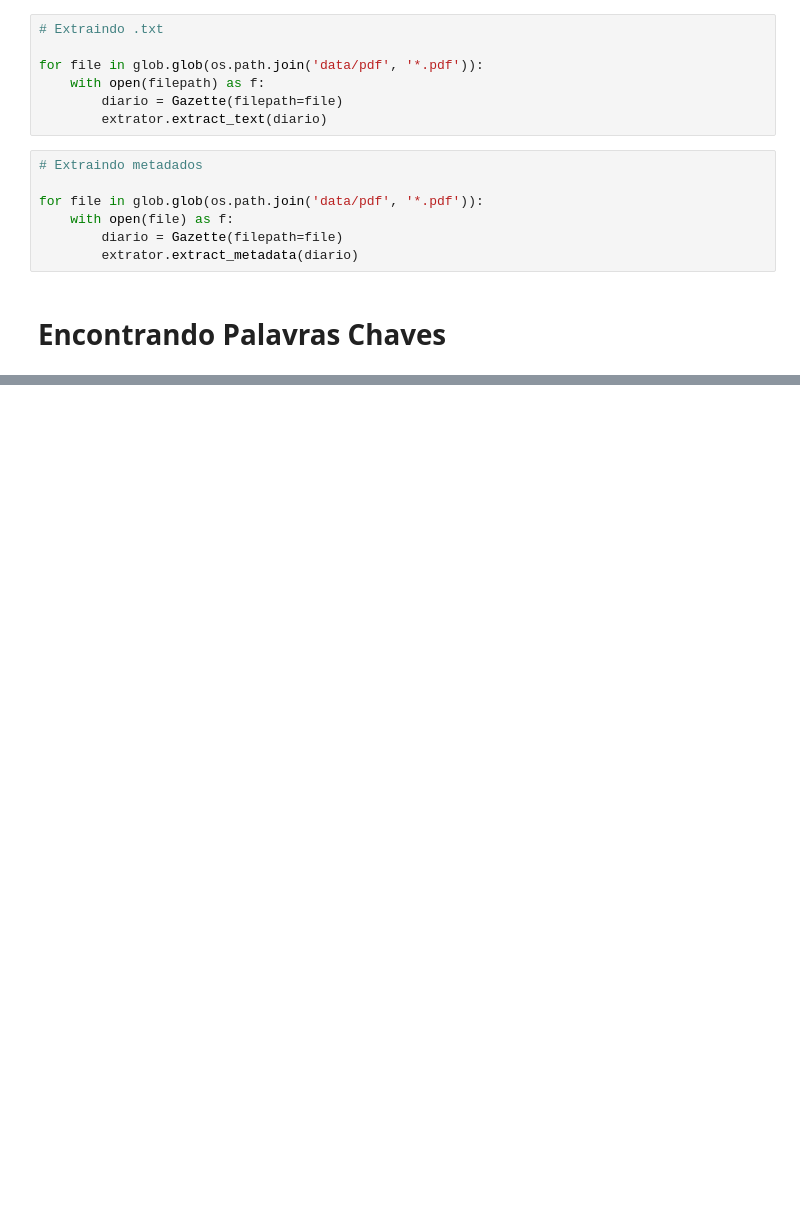
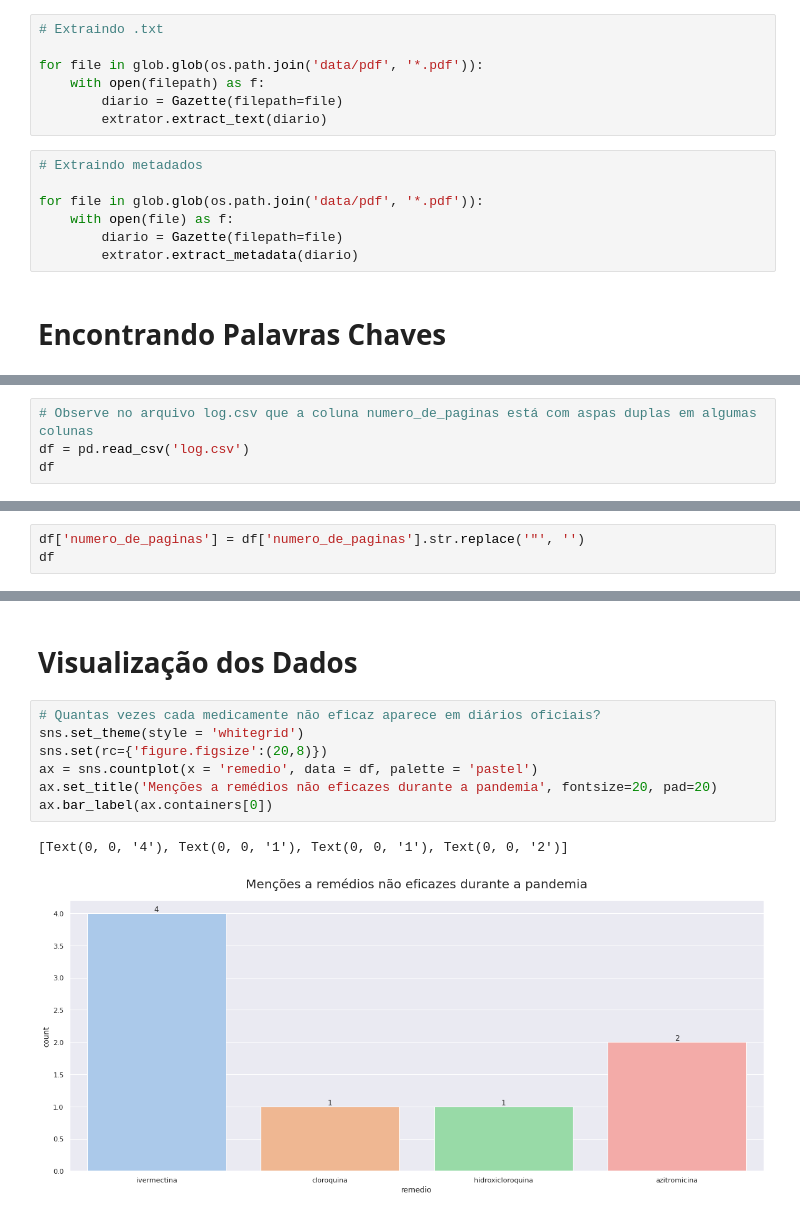
Before and after one commit to bezerraescossia/imd-data-science, a Jupyter notebook: report.ipynb, the cells around one changed output, grey strips where cells are left out. Cells and saved outputs as stored; diff of their text form; blank space fills up the shorter version.

Commit message:
logs e visualização

```diff
--- a/report.ipynb
+++ b/report.ipynb
@@ -85,0 +70,4 @@ for file in glob.glob(os.path.join('data/all', '*.txt')):
+# %%
+# Observe no arquivo log.csv que a coluna numero_de_paginas está com aspas duplas em algumas colunas
+df = pd.read_csv('log.csv')
+df
@@ -85,0 +84,3 @@ for file in glob.glob(os.path.join('data/all', '*.txt')):
+# %%
+df['numero_de_paginas'] = df['numero_de_paginas'].str.replace('"', '')
+df
@@ -85,0 +97,12 @@ for file in glob.glob(os.path.join('data/all', '*.txt')):
+# %% [markdown]
+# Visualização dos Dados
+# %%
+# Quantas vezes cada medicamente não eficaz aparece em diários oficiais?
+sns.set_theme(style = 'whitegrid')
+sns.set(rc={'figure.figsize':(20,8)})
+ax = sns.countplot(x = 'remedio', data = df, palette = 'pastel')
+ax.set_title('Menções a remédios não eficazes durante a pandemia', fontsize=20, pad=20)
+ax.bar_label(ax.containers[0])
+# %% [output]
+[Text(0, 0, '4'), Text(0, 0, '1'), Text(0, 0, '1'), Text(0, 0, '2')]
+[figure, added]
```
Also changed, not shown: parts of 13 cells of this notebook, 5 other files.
